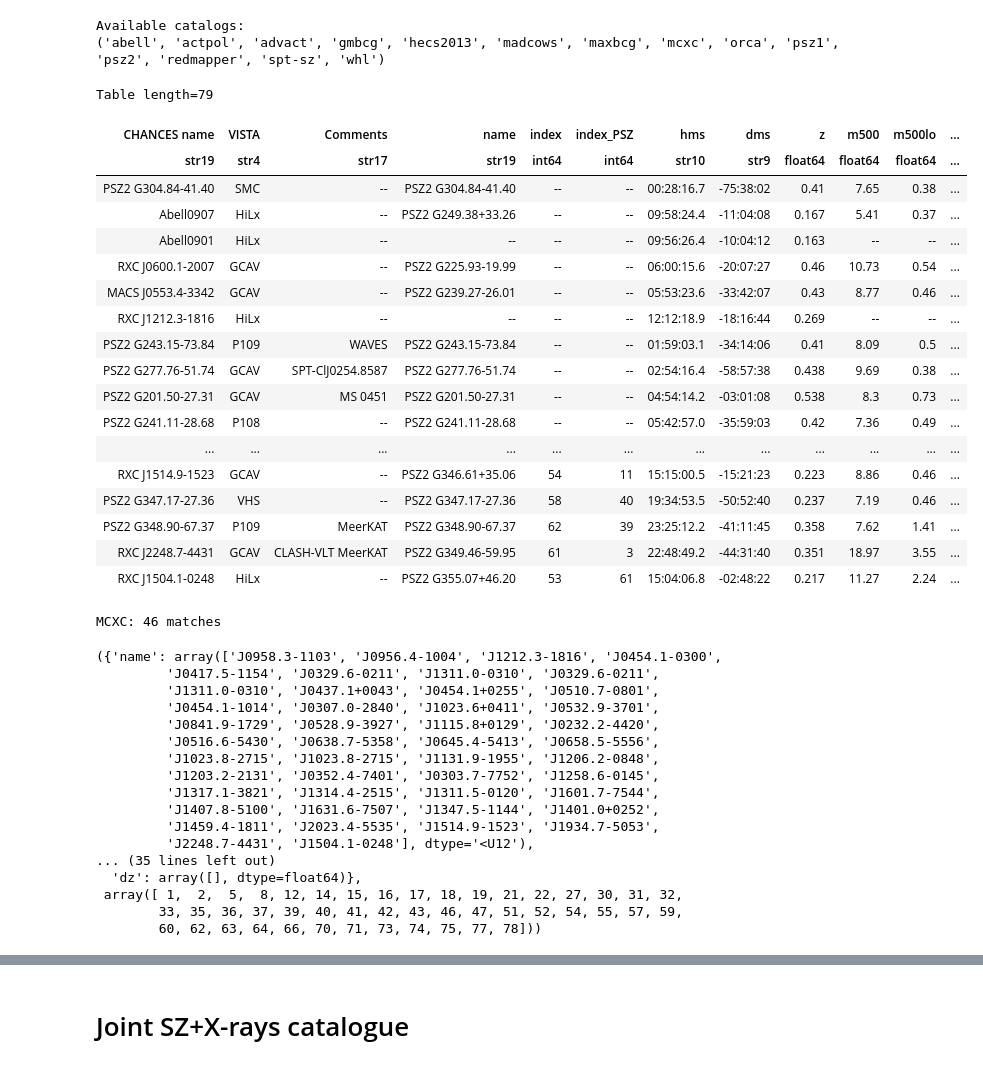
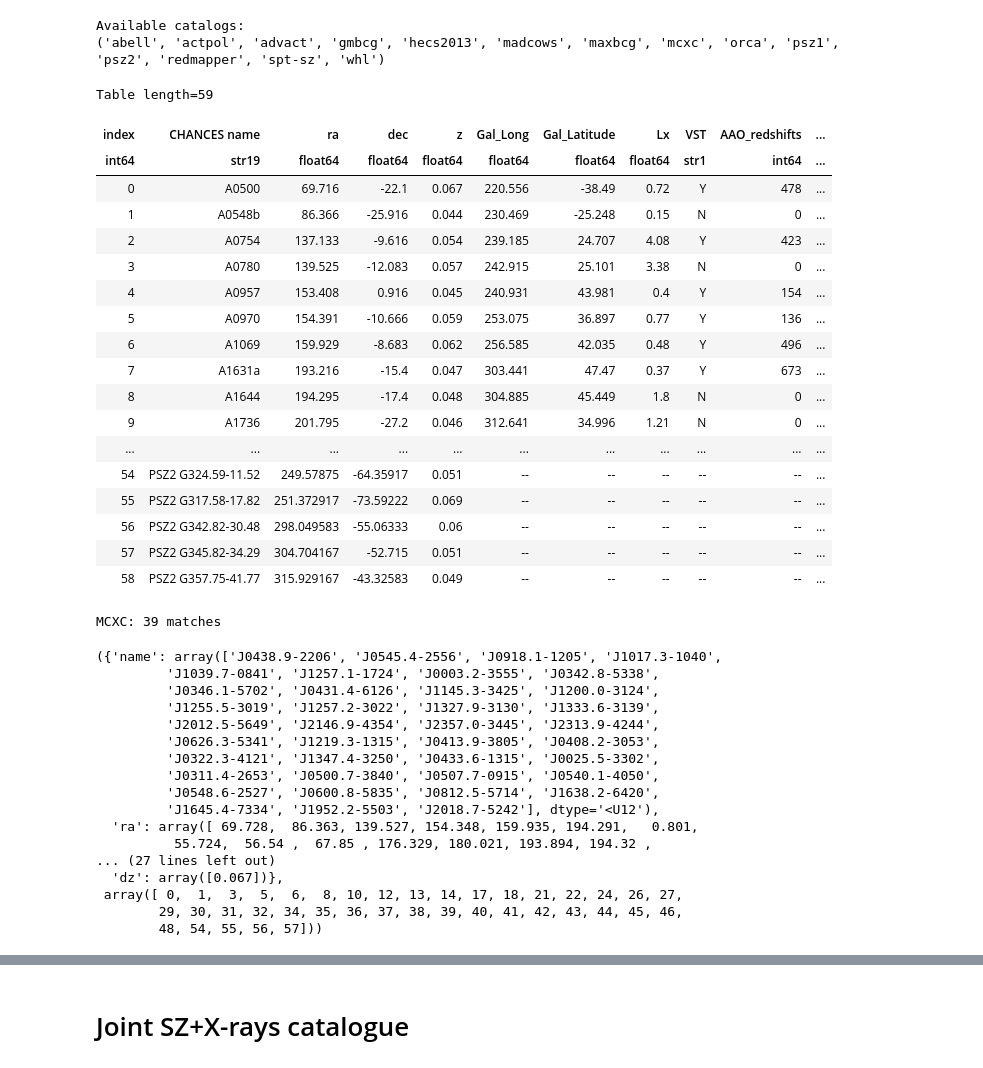
Before and after one commit to 4MOST-CHANCES/cluster-catalogues, a Jupyter notebook: merge_mcxc.ipynb, the cells around one changed output, grey strips where cells are left out. Drawn from its saved outputs; the diff is of its cells as text; code cells hidden in the pictures.

```diff
--- a/merge_mcxc.ipynb
+++ b/merge_mcxc.ipynb
@@ -40,54 +40,57 @@ Available catalogs:
 ('abell', 'actpol', 'advact', 'gmbcg', 'hecs2013', 'madcows', 'maxbcg', 'mcxc', 'orca', 'psz1', 'psz2', 'redmapper', 'spt-sz', 'whl')
 # %%
 sample = 'lowz'
-sample = 'evolution'
+#sample = 'evolution'
 # %%
 chances = Table.read(f'catalogues/chances_clusters_{sample}_all.txt', format='ascii.fixed_width')
 if sample == 'lowz':
     chances.rename_column('name', 'CHANCES name')
+m500 = MaskedColumn(chances['m500'], mask=(chances['m500'] <= 0), name='m500')
+chances.remove_column('m500')
+chances['m500'] = m500
 chances
 # %% [output]
-Table length=79
+Table length=59
-| CHANCES name | VISTA | Comments | name | index | index_PSZ | hms | dms | z | m500 | m500lo | ... |
-| str19 | str4 | str17 | str19 | int64 | int64 | str10 | str9 | float64 | float64 | float64 | ... |
-| PSZ2 G304.84-41.40 | SMC | -- | PSZ2 G304.84-41.40 | -- | -- | 00:28:16.7 | -75:38:02 | 0.41 | 7.65 | 0.38 | ... |
-| Abell0907 | HiLx | -- | PSZ2 G249.38+33.26 | -- | -- | 09:58:24.4 | -11:04:08 | 0.167 | 5.41 | 0.37 | ... |
-| Abell0901 | HiLx | -- | -- | -- | -- | 09:56:26.4 | -10:04:12 | 0.163 | -- | -- | ... |
-| RXC J0600.1-2007 | GCAV | -- | PSZ2 G225.93-19.99 | -- | -- | 06:00:15.6 | -20:07:27 | 0.46 | 10.73 | 0.54 | ... |
-| MACS J0553.4-3342 | GCAV | -- | PSZ2 G239.27-26.01 | -- | -- | 05:53:23.6 | -33:42:07 | 0.43 | 8.77 | 0.46 | ... |
-| RXC J1212.3-1816 | HiLx | -- | -- | -- | -- | 12:12:18.9 | -18:16:44 | 0.269 | -- | -- | ... |
-| PSZ2 G243.15-73.84 | P109 | WAVES | PSZ2 G243.15-73.84 | -- | -- | 01:59:03.1 | -34:14:06 | 0.41 | 8.09 | 0.5 | ... |
-| PSZ2 G277.76-51.74 | GCAV | SPT-ClJ0254.8587 | PSZ2 G277.76-51.74 | -- | -- | 02:54:16.4 | -58:57:38 | 0.438 | 9.69 | 0.38 | ... |
-| PSZ2 G201.50-27.31 | GCAV | MS 0451 | PSZ2 G201.50-27.31 | -- | -- | 04:54:14.2 | -03:01:08 | 0.538 | 8.3 | 0.73 | ... |
-| PSZ2 G241.11-28.68 | P108 | -- | PSZ2 G241.11-28.68 | -- | -- | 05:42:57.0 | -35:59:03 | 0.42 | 7.36 | 0.49 | ... |
-| ... | ... | ... | ... | ... | ... | ... | ... | ... | ... | ... | ... |
-| RXC J1514.9-1523 | GCAV | -- | PSZ2 G346.61+35.06 | 54 | 11 | 15:15:00.5 | -15:21:23 | 0.223 | 8.86 | 0.46 | ... |
-| PSZ2 G347.17-27.36 | VHS | -- | PSZ2 G347.17-27.36 | 58 | 40 | 19:34:53.5 | -50:52:40 | 0.237 | 7.19 | 0.46 | ... |
-| PSZ2 G348.90-67.37 | P109 | MeerKAT | PSZ2 G348.90-67.37 | 62 | 39 | 23:25:12.2 | -41:11:45 | 0.358 | 7.62 | 1.41 | ... |
-| RXC J2248.7-4431 | GCAV | CLASH-VLT MeerKAT | PSZ2 G349.46-59.95 | 61 | 3 | 22:48:49.2 | -44:31:40 | 0.351 | 18.97 | 3.55 | ... |
-| RXC J1504.1-0248 | HiLx | -- | PSZ2 G355.07+46.20 | 53 | 61 | 15:04:06.8 | -02:48:22 | 0.217 | 11.27 | 2.24 | ... |
+| index | CHANCES name | ra | dec | z | Gal_Long | Gal_Latitude | Lx | VST | AAO_redshifts | ... |
+| int64 | str19 | float64 | float64 | float64 | float64 | float64 | float64 | str1 | int64 | ... |
+| 0 | A0500 | 69.716 | -22.1 | 0.067 | 220.556 | -38.49 | 0.72 | Y | 478 | ... |
+| 1 | A0548b | 86.366 | -25.916 | 0.044 | 230.469 | -25.248 | 0.15 | N | 0 | ... |
+| 2 | A0754 | 137.133 | -9.616 | 0.054 | 239.185 | 24.707 | 4.08 | Y | 423 | ... |
+| 3 | A0780 | 139.525 | -12.083 | 0.057 | 242.915 | 25.101 | 3.38 | N | 0 | ... |
+| 4 | A0957 | 153.408 | 0.916 | 0.045 | 240.931 | 43.981 | 0.4 | Y | 154 | ... |
+| 5 | A0970 | 154.391 | -10.666 | 0.059 | 253.075 | 36.897 | 0.77 | Y | 136 | ... |
+| 6 | A1069 | 159.929 | -8.683 | 0.062 | 256.585 | 42.035 | 0.48 | Y | 496 | ... |
+| 7 | A1631a | 193.216 | -15.4 | 0.047 | 303.441 | 47.47 | 0.37 | Y | 673 | ... |
+| 8 | A1644 | 194.295 | -17.4 | 0.048 | 304.885 | 45.449 | 1.8 | N | 0 | ... |
+| 9 | A1736 | 201.795 | -27.2 | 0.046 | 312.641 | 34.996 | 1.21 | N | 0 | ... |
+| ... | ... | ... | ... | ... | ... | ... | ... | ... | ... | ... |
+| 54 | PSZ2 G324.59-11.52 | 249.57875 | -64.35917 | 0.051 | -- | -- | -- | -- | -- | ... |
+| 55 | PSZ2 G317.58-17.82 | 251.372917 | -73.59222 | 0.069 | -- | -- | -- | -- | -- | ... |
+| 56 | PSZ2 G342.82-30.48 | 298.049583 | -55.06333 | 0.06 | -- | -- | -- | -- | -- | ... |
+| 57 | PSZ2 G345.82-34.29 | 304.704167 | -52.715 | 0.051 | -- | -- | -- | -- | -- | ... |
+| 58 | PSZ2 G357.75-41.77 | 315.929167 | -43.32583 | 0.049 | -- | -- | -- | -- | -- | ... |
 # %%
 mcxc_matches = catalogs.query(chances['hms'], chances['dms'], radius=3, catalogs='mcxc', squeeze=True)
 mcxc_matches
 # %% [output]
-MCXC: 46 matches
+MCXC: 39 matches
-({'name': array(['J0958.3-1103', 'J0956.4-1004', 'J1212.3-1816', 'J0454.1-0300',
-         'J0417.5-1154', 'J0329.6-0211', 'J1311.0-0310', 'J0329.6-0211',
-         'J1311.0-0310', 'J0437.1+0043', 'J0454.1+0255', 'J0510.7-0801',
-         'J0454.1-1014', 'J0307.0-2840', 'J1023.6+0411', 'J0532.9-3701',
-         'J0841.9-1729', 'J0528.9-3927', 'J1115.8+0129', 'J0232.2-4420',
-         'J0516.6-5430', 'J0638.7-5358', 'J0645.4-5413', 'J0658.5-5556',
-         'J1023.8-2715', 'J1023.8-2715', 'J1131.9-1955', 'J1206.2-0848',
-         'J1203.2-2131', 'J0352.4-7401', 'J0303.7-7752', 'J1258.6-0145',
-         'J1317.1-3821', 'J1314.4-2515', 'J1311.5-0120', 'J1601.7-7544',
-         'J1407.8-5100', 'J1631.6-7507', 'J1347.5-1144', 'J1401.0+0252',
-         'J1459.4-1811', 'J2023.4-5535', 'J1514.9-1523', 'J1934.7-5053',
-         'J2248.7-4431', 'J1504.1-0248'], dtype='<U12'),
-... (35 lines left out)
-  'dz': array([], dtype=float64)},
- array([ 1,  2,  5,  8, 12, 14, 15, 16, 17, 18, 19, 21, 22, 27, 30, 31, 32,
-        33, 35, 36, 37, 39, 40, 41, 42, 43, 46, 47, 51, 52, 54, 55, 57, 59,
-        60, 62, 63, 64, 66, 70, 71, 73, 74, 75, 77, 78]))
+({'name': array(['J0438.9-2206', 'J0545.4-2556', 'J0918.1-1205', 'J1017.3-1040',
+         'J1039.7-0841', 'J1257.1-1724', 'J0003.2-3555', 'J0342.8-5338',
+         'J0346.1-5702', 'J0431.4-6126', 'J1145.3-3425', 'J1200.0-3124',
+         'J1255.5-3019', 'J1257.2-3022', 'J1327.9-3130', 'J1333.6-3139',
+         'J2012.5-5649', 'J2146.9-4354', 'J2357.0-3445', 'J2313.9-4244',
+         'J0626.3-5341', 'J1219.3-1315', 'J0413.9-3805', 'J0408.2-3053',
+         'J0322.3-4121', 'J1347.4-3250', 'J0433.6-1315', 'J0025.5-3302',
+         'J0311.4-2653', 'J0500.7-3840', 'J0507.7-0915', 'J0540.1-4050',
+         'J0548.6-2527', 'J0600.8-5835', 'J0812.5-5714', 'J1638.2-6420',
+         'J1645.4-7334', 'J1952.2-5503', 'J2018.7-5242'], dtype='<U12'),
+  'ra': array([ 69.728,  86.363, 139.527, 154.348, 159.935, 194.291,   0.801,
+          55.724,  56.54 ,  67.85 , 176.329, 180.021, 193.894, 194.32 ,
+... (27 lines left out)
+  'dz': array([0.067])},
+ array([ 0,  1,  3,  5,  6,  8, 10, 12, 13, 14, 17, 18, 21, 22, 24, 26, 27,
+        29, 30, 31, 32, 34, 35, 36, 37, 38, 39, 40, 41, 42, 43, 44, 45, 46,
+        48, 54, 55, 56, 57]))
 # %%
 mcxc = catalogs.load('mcxc', indices=mcxc_matches[0]['index'])
 mcxc['CHANCES name'] = chances['CHANCES name'][mcxc_matches[1]]
```
Also changed, not shown: parts of 21 cells of this notebook, 2 other files.
